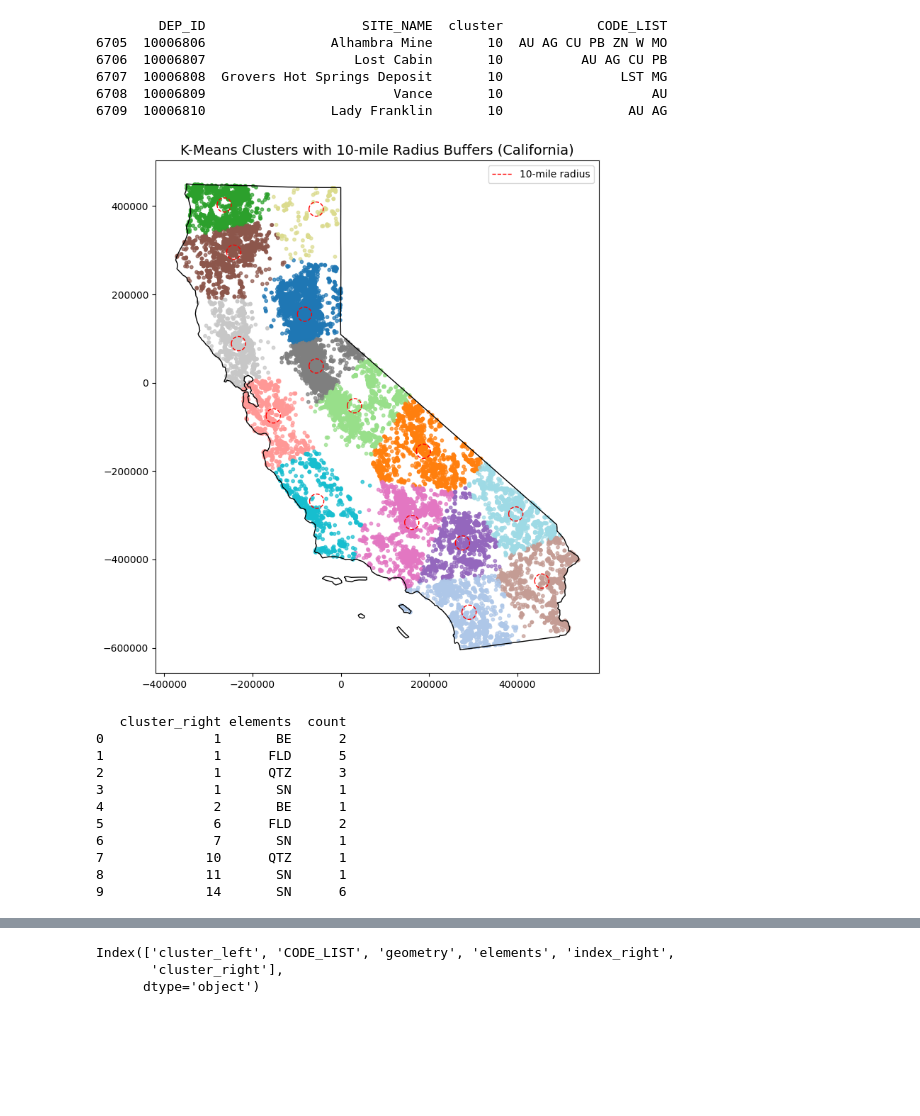
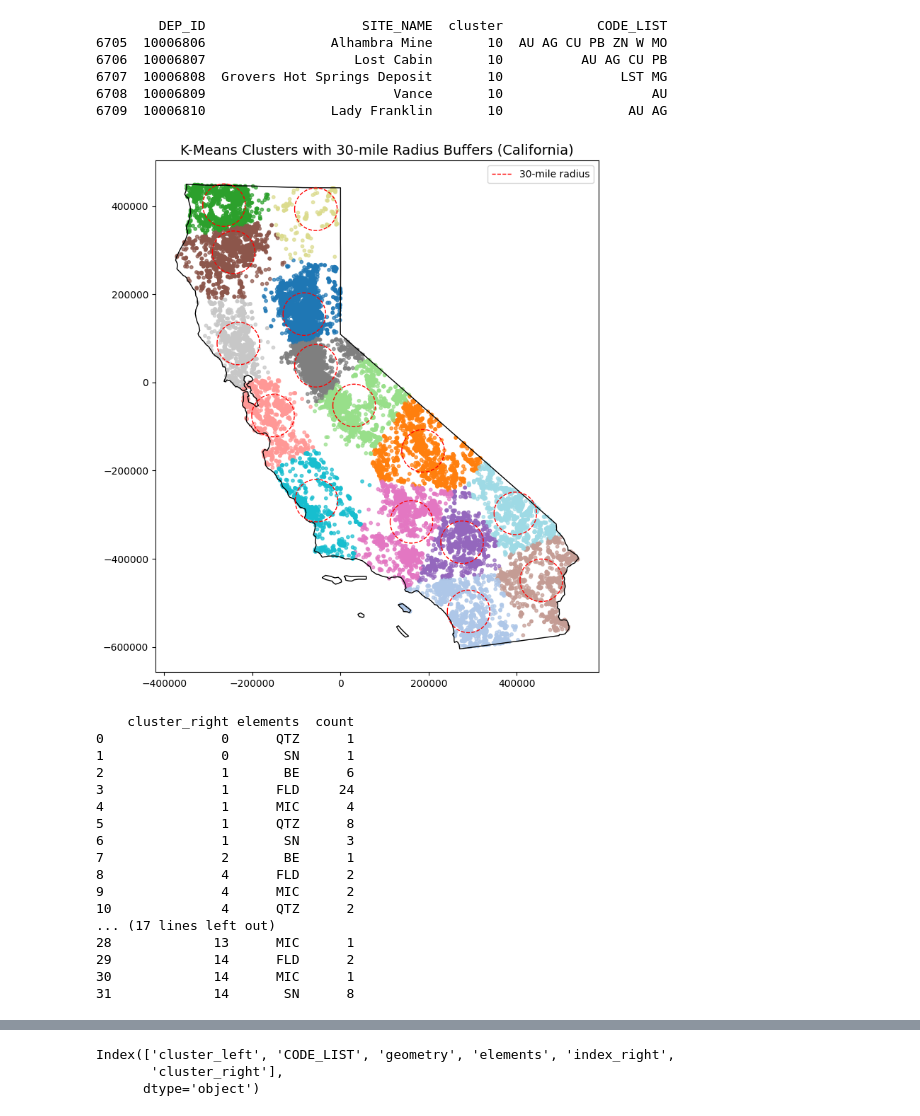
Before and after one commit to bradleybowen/mineral_indicators_lithium, a Jupyter notebook: Distance-Formulas.ipynb, the cells around one changed output, grey strips where cells are left out. Cells and saved outputs as stored; diff of their text form; code cells hidden in the pictures; blank space fills up the shorter version.

Commit message:
corrected california, added maine analysis

```diff
--- a/Distance-Formulas.ipynb
+++ b/Distance-Formulas.ipynb
@@ -1083,34 +1112,50 @@ print(minerals_ca_projected[['DEP_ID', 'SITE_NAME', 'cluster', 'CODE_LIST']].hea
 # %%
-# Since we want 10 mile radius, convert miles to meters
-radius_meters = 10 * 1609.34
+#since california clusters bigger, make 30 mile radius
+radius_meters = 30 * 1609.34
 
-# --- Determine the 10 mile radius from the centroid ---
+# --- Determine the 30 mile radius from the centroid ---
 from shapely.geometry import Point
 centroid_points = [Point(xy) for xy in centers]  # centers = kmeans.cluster_centers_
 centroids_gdf = gpd.GeoDataFrame({'cluster': range(len(centers))},
                                  geometry=centroid_points,
                                  crs=minerals_ca_projected.crs)
 
 buffers_gdf = centroids_gdf.copy()
 buffers_gdf['geometry'] = buffers_gdf.buffer(radius_meters)
 
+# --- STEP 2: Build centroid buffers (30 miles ≈ 48280 m) ---
+radius_meters = 30 * 1609.34
+centroid_points = [Point(xy) for xy in centers]  # centers = kmeans.cluster_centers_
+centroids_gdf = gpd.GeoDataFrame(
+    {'cluster': range(len(centers))},
+    geometry=centroid_points,
+    crs=minerals_ca_projected.crs  # keep CRS consistent
+)
+
+buffers_gdf = centroids_gdf.copy()
+buffers_gdf['geometry'] = buffers_gdf.buffer(radius_meters)
+
+# --- STEP 3: Spatial join mines to buffers ---
+df_exploded = df_exploded.to_crs(buffers_gdf.crs)
+
+joined = gpd.sjoin(df_exploded, buffers_gdf, how='inner', predicate='within')
 # --- Plot California boundary + buffers + clusters ---
 fig, ax = plt.subplots(figsize=(10, 8))
 
 # California boundary
 ca.boundary.plot(ax=ax, color='black', linewidth=1)
 
-# 10-mile radius buffers
-buffers_gdf.boundary.plot(ax=ax, color='red', linestyle='--', linewidth=1, label='10-mile radius')
+# 30-mile radius buffers
+buffers_gdf.boundary.plot(ax=ax, color='red', linestyle='--', linewidth=1, label='30-mile radius')
 
 # Mines colored by cluster
 minerals_ca_projected.plot(ax=ax, column='cluster', cmap='tab20', markersize=10, alpha=0.7)
 plt.legend()
-ax.set_title("K-Means Clusters with 10-mile Radius Buffers (California)", fontsize=14)
+ax.set_title("K-Means Clusters with 30-mile Radius Buffers (California)", fontsize=14)
 plt.tight_layout()
 plt.show()
 # %% [output]
-[figure, old version]
+[figure, new version]
 # %%
 df = minerals_ca_projected[['cluster', 'CODE_LIST', 'geometry']].copy()
 df = df.dropna(subset=['CODE_LIST'])
@@ -1122,14 +1167,6 @@ df_exploded['elements'] = df_exploded['elements'].str.strip()
 df_exploded = df_exploded[df_exploded['elements'] != '']
 df_exploded = gpd.GeoDataFrame(df_exploded, geometry='geometry', crs=minerals_ca_projected.crs)
 
-# --- STEP 2: Build centroid buffers (10 miles ≈ 16093 m) ---
-radius_meters = 10 * 1609.34
-centroid_points = [Point(xy) for xy in centers]  # centers = kmeans.cluster_centers_
-centroids_gdf = gpd.GeoDataFrame({'cluster': range(len(centers))},
-                                 geometry=centroid_points,
-                                 crs=minerals_ca_projected.crs)
-buffers_gdf = centroids_gdf.copy()
-buffers_gdf['geometry'] = buffers_gdf.buffer(radius_meters)
 
 # --- STEP 3: Spatial join mines to buffers ---
 joined = gpd.sjoin(df_exploded, buffers_gdf, how='inner', predicate='within')
@@ -1144,17 +1181,23 @@ counts = (filtered.groupby(['cluster_right', 'elements'])
 
 print(counts)
 # %% [output]
-   cluster_right elements  count
-0              1       BE      2
-1              1      FLD      5
-2              1      QTZ      3
-3              1       SN      1
-4              2       BE      1
-5              6      FLD      2
-6              7       SN      1
-7             10      QTZ      1
-8             11       SN      1
-9             14       SN      6
+    cluster_right elements  count
+0               0      QTZ      1
+1               0       SN      1
+2               1       BE      6
+3               1      FLD     24
+4               1      MIC      4
+5               1      QTZ      8
+6               1       SN      3
+7               2       BE      1
+8               4      FLD      2
+9               4      MIC      2
+10              4      QTZ      2
+... (17 lines left out)
+28             13      MIC      1
+29             14      FLD      2
+30             14      MIC      1
+31             14       SN      8
 # %%
 # --- Step 6: Count total number of minerals in each California cluster buffer ---
 totals = (
```
Also changed, not shown: parts of 26 cells of this notebook.
